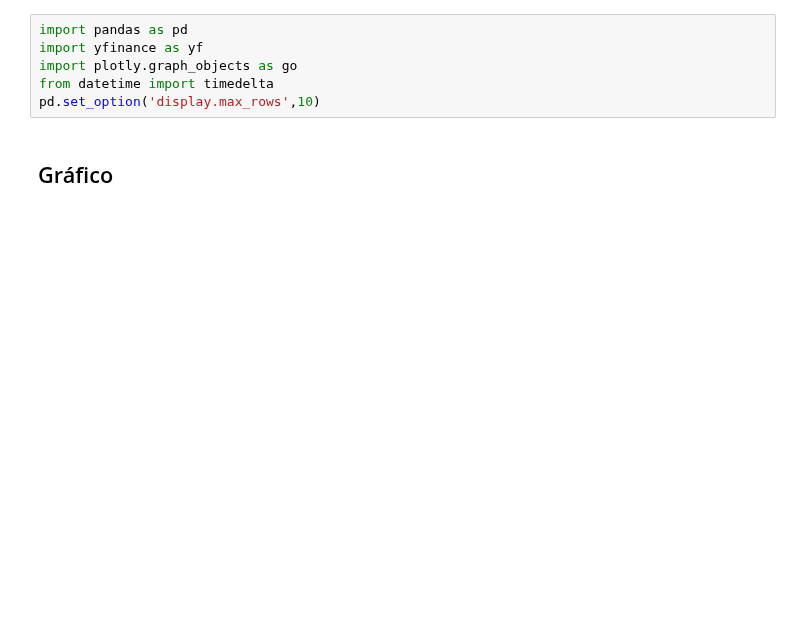
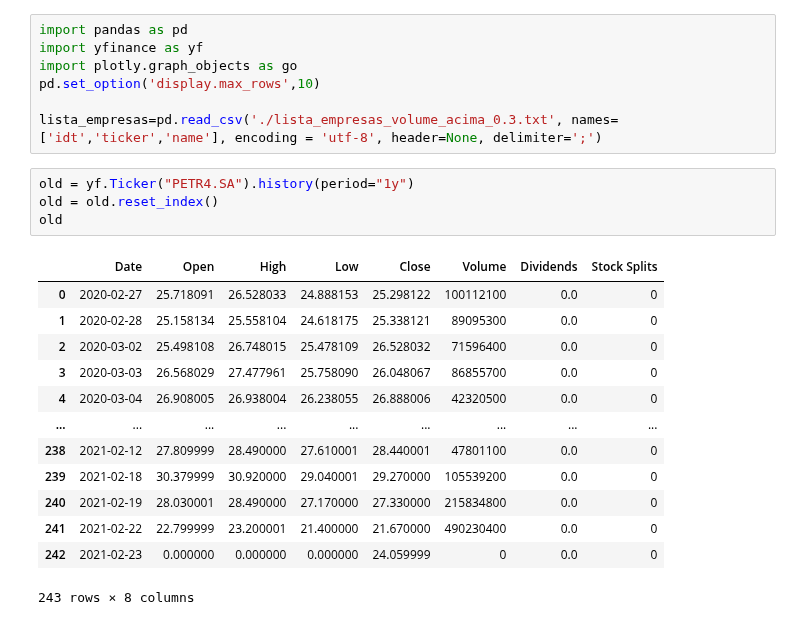
Before and after one commit to ricardokj/machine_learning, a Jupyter notebook: yfinance.ipynb, the cells around one changed output. Cells and saved outputs as stored; diff of their text form; blank space fills up the shorter version.

```diff
--- a/yfinance.ipynb
+++ b/yfinance.ipynb
@@ -2,8 +2,25 @@
 import pandas as pd
 import yfinance as yf
 import plotly.graph_objects as go
-from datetime import timedelta
 pd.set_option('display.max_rows',10)
+
+lista_empresas=pd.read_csv('./lista_empresas_volume_acima_0.3.txt', names=['idt','ticker','name'], encoding = 'utf-8', header=None, delimiter=';')
-# %% [markdown]
-## Gráfico
+# %%
+old = yf.Ticker("PETR4.SA").history(period="1y")
+old = old.reset_index()
+old
+# %% [output]
+|  | Date | Open | High | Low | Close | Volume | Dividends | Stock Splits |
+| 0 | 2020-02-27 | 25.718091 | 26.528033 | 24.888153 | 25.298122 | 100112100 | 0.0 | 0 |
+| 1 | 2020-02-28 | 25.158134 | 25.558104 | 24.618175 | 25.338121 | 89095300 | 0.0 | 0 |
+| 2 | 2020-03-02 | 25.498108 | 26.748015 | 25.478109 | 26.528032 | 71596400 | 0.0 | 0 |
+| 3 | 2020-03-03 | 26.568029 | 27.477961 | 25.758090 | 26.048067 | 86855700 | 0.0 | 0 |
+| 4 | 2020-03-04 | 26.908005 | 26.938004 | 26.238055 | 26.888006 | 42320500 | 0.0 | 0 |
+| ... | ... | ... | ... | ... | ... | ... | ... | ... |
+| 238 | 2021-02-12 | 27.809999 | 28.490000 | 27.610001 | 28.440001 | 47801100 | 0.0 | 0 |
+| 239 | 2021-02-18 | 30.379999 | 30.920000 | 29.040001 | 29.270000 | 105539200 | 0.0 | 0 |
+| 240 | 2021-02-19 | 28.030001 | 28.490000 | 27.170000 | 27.330000 | 215834800 | 0.0 | 0 |
+| 241 | 2021-02-22 | 22.799999 | 23.200001 | 21.400000 | 21.670000 | 490230400 | 0.0 | 0 |
+| 242 | 2021-02-23 | 0.000000 | 0.000000 | 0.000000 | 24.059999 | 0 | 0.0 | 0 |
+243 rows × 8 columns
 # %%
```
Also changed, not shown: parts of 13 cells of this notebook, 1 other file.
